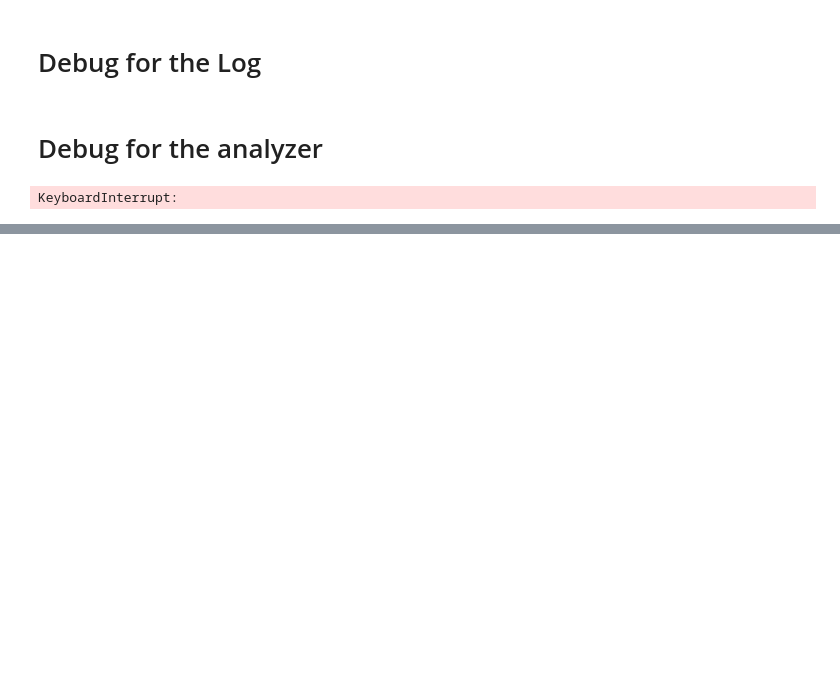
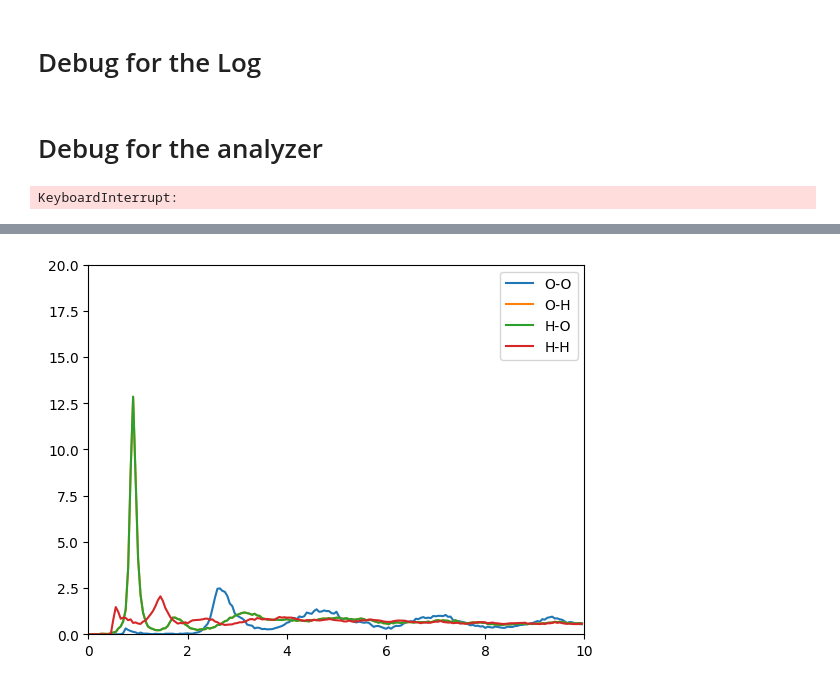
Before and after one commit to supercgor/ARAI, a Jupyter notebook: debug_test.ipynb, the cells around one changed output, grey strips where cells are left out. Drawn from its saved outputs; the diff is of its cells as text; code cells hidden in the pictures; blank space fills up the shorter version.

```diff
--- a/debug_test.ipynb
+++ b/debug_test.ipynb
@@ -33,0 +58,20 @@ import torch
+# %%
+import torch
+import numpy as np
+import matplotlib.pyplot as plt
+a = torch.load("/home/supercgor/gitfile/structural_ml/afm_go/log/22-11-17-20-RDF.npy").cpu()
+O_O = a[0,0].numpy()
+O_H = a[0,1].numpy()
+H_O = a[1,0].numpy()
+H_H = a[1,1].numpy()
+x = np.arange(0,10,0.05)
+plt.plot(x,O_O, label = "O-O")
+plt.plot(x,O_H, label = "O-H")
+plt.plot(x,H_O, label = "H-O")
+plt.plot(x,H_H, label = "H-H")
+plt.legend()
+plt.ylim(0,20)
+plt.xlim(0,10)
+plt.show()
+# %% [output]
+[figure, added]
```
Also changed, not shown: parts of 4 cells of this notebook, 11 other files.
